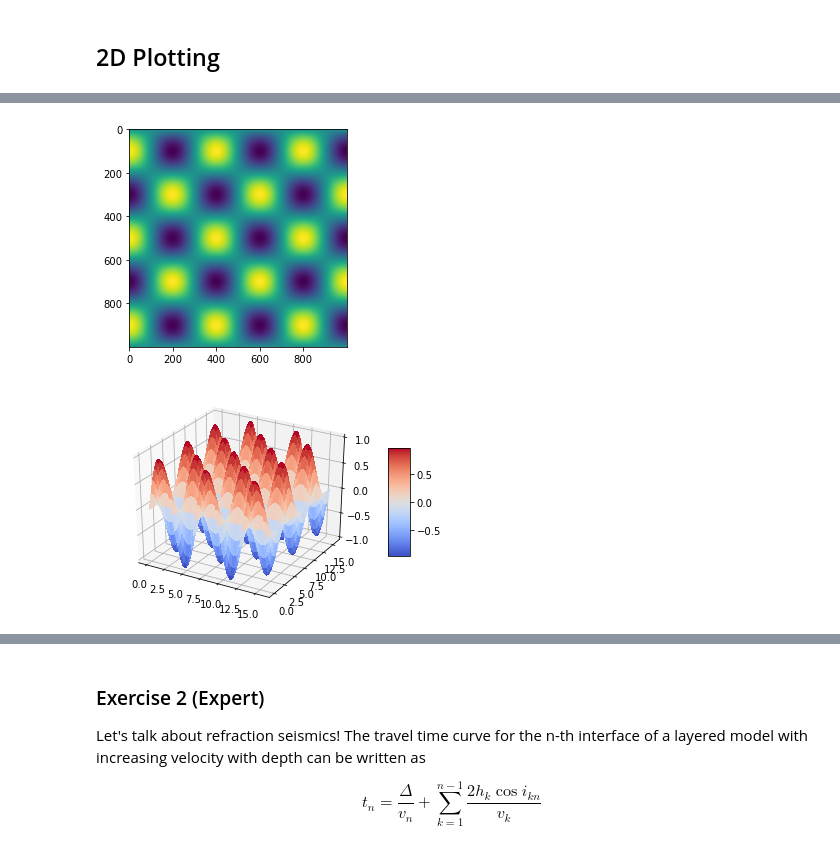
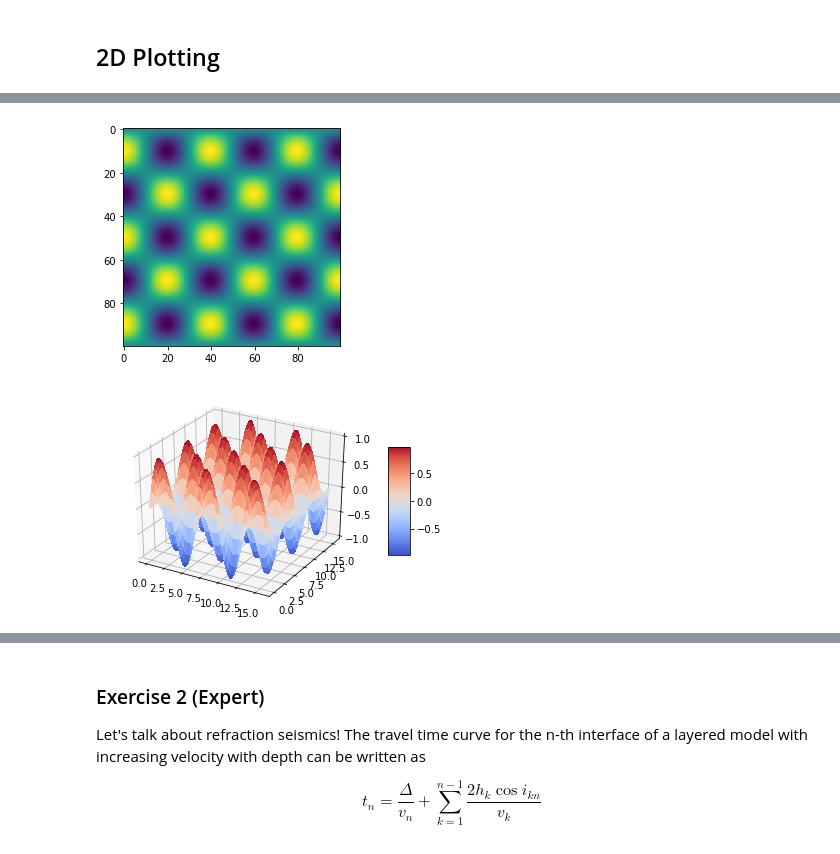
Before and after one commit to heinerigel/Jupyter-Notebook-for-Lectures, a Jupyter notebook: Notebooks/Seismology/MyFirstNotebook.ipynb, the cells around one changed output, grey strips where cells are left out. Saved outputs shown, nothing was run; the diff lists cells and outputs as text; code cells hidden in the pictures.

```diff
--- a/Notebooks/Seismology/MyFirstNotebook.ipynb
+++ b/Notebooks/Seismology/MyFirstNotebook.ipynb
@@ -112,7 +114,7 @@ plt.show()
 
 from matplotlib import cm   # colormaps
 
-n = 1000
+n = 100
 # x space between 0 and 10 pi
 x = np.linspace(0,5*np.pi,n)
 # y space between 0 and 10 pi
@@ -129,35 +131,35 @@ for i in range(n):
 
 
 # Plotting as image or surface
 plt.imshow(f)
 plt.show()
 
 # ##################################################################################
 # A fancy way of initialization and plotting
 
 fig = plt.figure()
 ax = fig.gca(projection='3d')
 
 # x space between 0 and 10 pi
 x = np.linspace(0,5*np.pi,n)
 # y space between 0 and 10 pi
 y = np.linspace(0,5*np.pi,n)
 x, y = np.meshgrid(x, y)
 z = np.sin(x)*np.cos(y)     # Note we avoid the loop here!
 
 # Plot a surface.
 surf = ax.plot_surface(x, y, z,linewidth=0, cmap=cm.coolwarm, antialiased=False)
 
 # Customize the z axis.
 ax.set_zlim(-1.01, 1.01)
 
 # Add a color bar which maps values to colors.
 fig.colorbar(surf, shrink=0.5, aspect=5)
 
 plt.show()
 # %% [output]
-[figure, old version]
+[figure, new version]
-[figure, old version]
+[figure, new version]
 # %% [markdown]
 ## Programming Exercise
 
```
Also changed, not shown: parts of 5 cells of this notebook.
